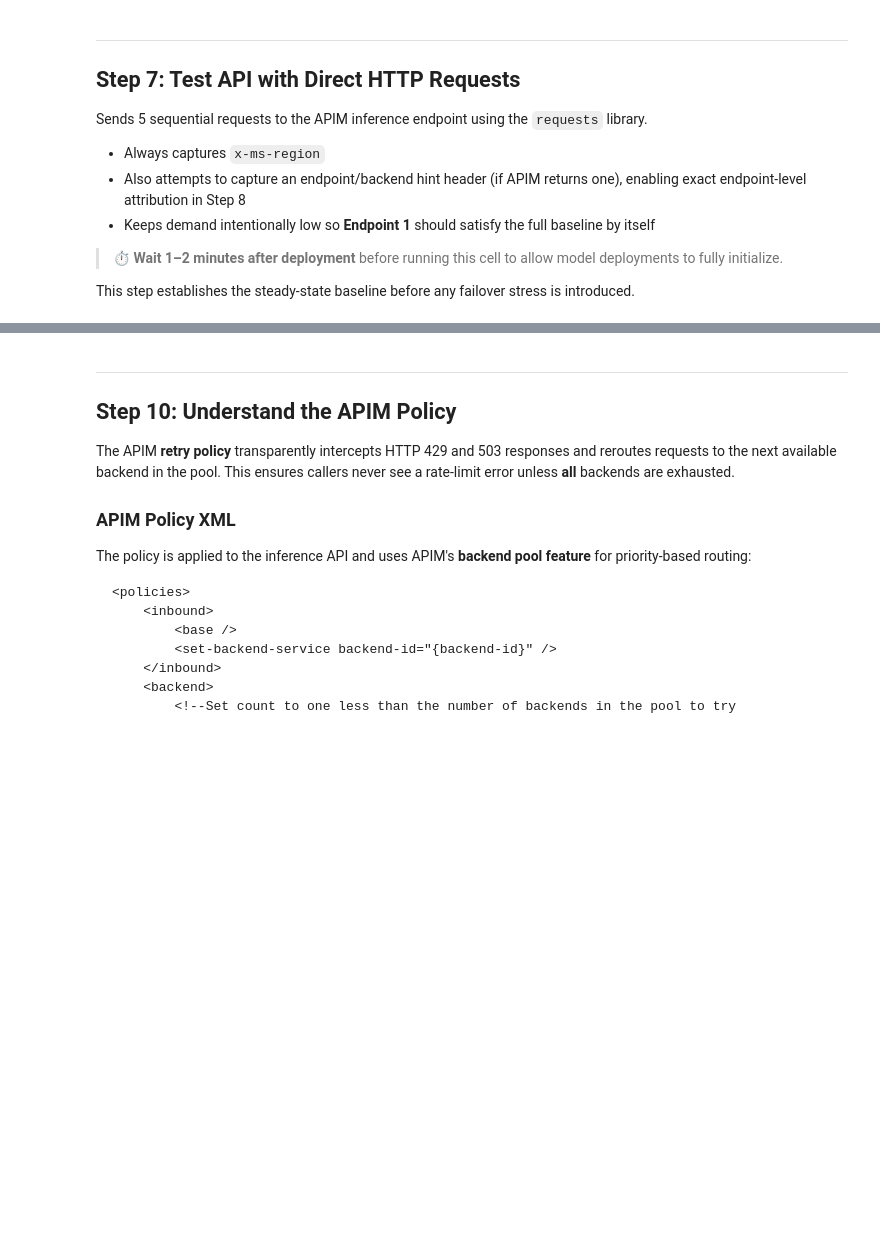
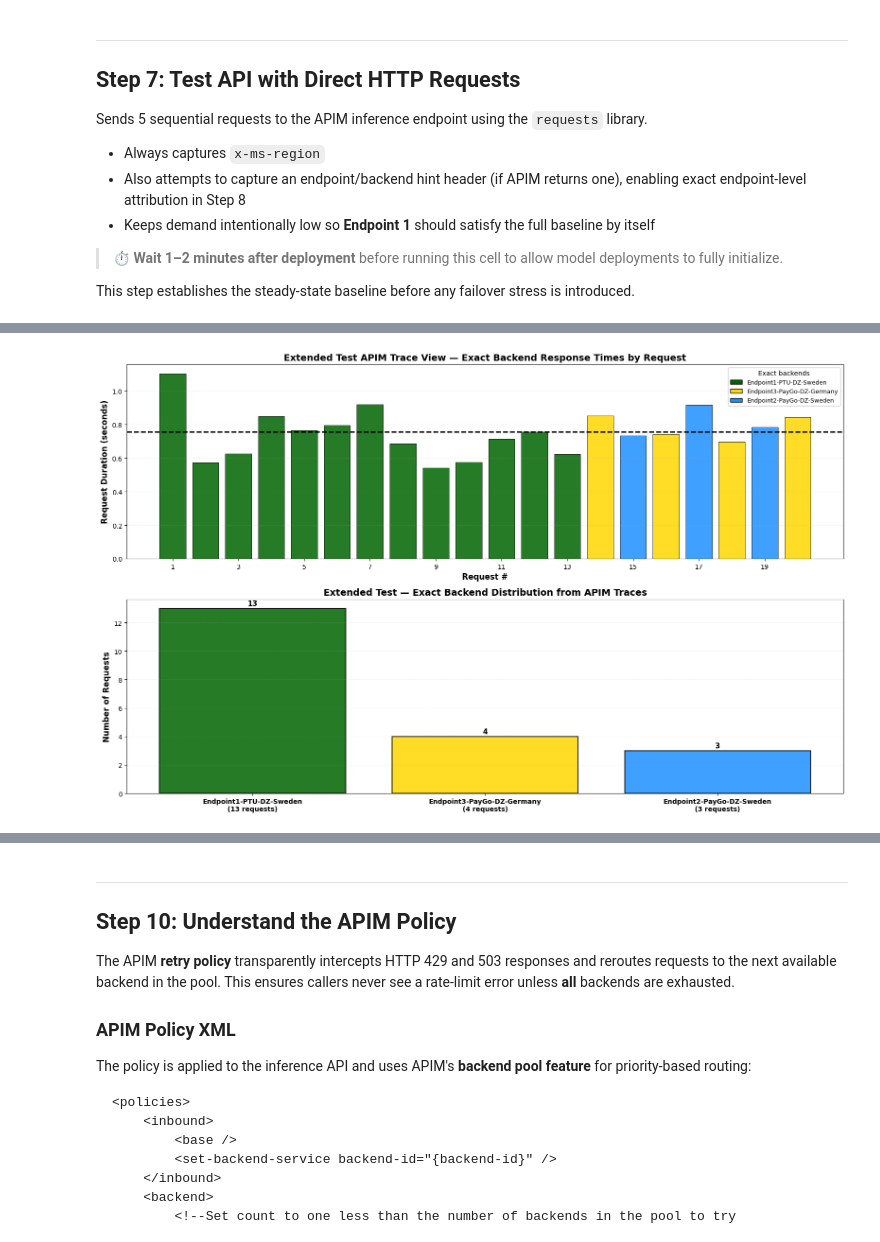
Before and after one commit to mburakunuvar/from-specs-to-mission-critical-deployments, a Jupyter notebook: runbook.ipynb, the cells around one changed output, grey strips where cells are left out. Cells and saved outputs as stored; diff of their text form; code cells hidden in the pictures; blank space fills up the shorter version.

```diff
--- a/runbook.ipynb
+++ b/runbook.ipynb
@@ -1294,0 +1692,96 @@ else:
+# %%
+import pandas as pd
+import matplotlib.pyplot as plt
+import matplotlib as mpl
+from matplotlib.patches import Rectangle as pltRectangle
+
+backend_diagnostics_df_extended = globals().get('backend_diagnostics_df_extended', pd.DataFrame())
+
+if not backend_diagnostics_df_extended.empty:
+    mpl.rcParams['figure.figsize'] = [16, 9]
+
+    diagnostics_plot_df = backend_diagnostics_df_extended.copy().reset_index(drop=True)
+    diagnostics_plot_df['Run'] = range(1, len(diagnostics_plot_df) + 1)
+
+    backend_color_map = {
+        'Endpoint1-PTU-DZ-Sweden': '#006400',
+        'Endpoint2-PayGo-DZ-Sweden': '#1E90FF',
+        'Endpoint3-PayGo-DZ-Germany': '#FFD700',
+        'Endpoint4-PayGo-Global-Germany': '#FF0000',
+        'Unknown backend': '#BDBDBD',
+    }
+
+    fallback_colors = ['#2A9D8F', '#457B9D', '#F4A261', '#8AB17D', '#6D597A']
+    fallback_index = 0
+    for backend_name in diagnostics_plot_df['backendDisplayName'].drop_duplicates().tolist():
+        if backend_name not in backend_color_map:
+            backend_color_map[backend_name] = fallback_colors[fallback_index % len(fallback_colors)]
+            fallback_index += 1
+
+    bar_colors = [backend_color_map.get(name, '#BDBDBD') for name in diagnostics_plot_df['backendDisplayName']]
+    backend_counts = diagnostics_plot_df['backendDisplayName'].value_counts()
+    average_request_duration = diagnostics_plot_df['requestDurationSeconds'].dropna().mean()
+
+    fig, (ax1, ax2) = plt.subplots(2, 1, figsize=(16, 10))
+
+    ax1.bar(
+        diagnostics_plot_df['Run'],
+        diagnostics_plot_df['requestDurationSeconds'],
+        color=bar_colors,
+        edgecolor='black',
+        linewidth=0.7,
+        alpha=0.85,
+    )
+
+    if pd.notna(average_request_duration):
+        ax1.axhline(
+            y=average_request_duration,
+            color='black',
+            linestyle='--',
+            linewidth=2,
+            label=f'Average: {average_request_duration:.3f}s',
+        )
+
+    ax1.set_title('Extended Test APIM Trace View — Exact Backend Response Times by Request', fontsize=14, fontweight='bold')
+    ax1.set_xlabel('Request #', fontsize=12, fontweight='bold')
+    ax1.set_ylabel('Request Duration (seconds)', fontsize=12, fontweight='bold')
+    ax1.set_xticks(range(1, len(diagnostics_plot_df) + 1, 2 if len(diagnostics_plot_df) > 15 else 1))
+    ax1.grid(axis='y', alpha=0.3, linestyle=':')
+
+    legend_elements = [
+        pltRectangle((0, 0), 1, 1, facecolor=backend_color_map[name], edgecolor='black', label=name)
+        for name in diagnostics_plot_df['backendDisplayName'].drop_duplicates().tolist()
+    ]
+    ax1.legend(handles=legend_elements, loc='upper right', fontsize=9, framealpha=0.95, title='Exact backends')
+
+    ax2.bar(
+        range(len(backend_counts)),
+        backend_counts.values,
+        color=[backend_color_map.get(name, '#BDBDBD') for name in backend_counts.index],
+        edgecolor='black',
+        linewidth=1.5,
+        alpha=0.85,
+    )
+    ax2.set_xticks(range(len(backend_counts)))
+    ax2.set_xticklabels([f"{name}\n({count} requests)" for name, count in backend_counts.items()], fontsize=10, fontweight='bold')
+    ax2.set_ylabel('Number of Requests', fontsize=12, fontweight='bold')
+    ax2.set_title('Extended Test — Exact Backend Distribution from APIM Traces', fontsize=14, fontweight='bold')
+    ax2.grid(axis='y', alpha=0.3, linestyle=':')
+
+    for i, value in enumerate(backend_counts.values):
+        ax2.text(i, value + 0.1, str(value), ha='center', va='bottom', fontsize=11, fontweight='bold')
+
+    plt.tight_layout()
+    plt.show()
+
+    print("\n" + "=" * 70)
+    print('📊 EXTENDED TEST — EXACT BACKEND ATTRIBUTION FROM APIM TRACES')
+    print("=" * 70)
+    for backend_name, count in backend_counts.items():
+        percentage = (count / len(diagnostics_plot_df)) * 100
+        print(f"   • {backend_name}: {count} requests ({percentage:.1f}%)")
+    print("=" * 70)
+else:
+    print('No exact extended trace data available. Run Step 9b first.')
+# %% [output]
+[figure, added]
```
Also changed, not shown: parts of 25 cells of this notebook, 8 other files.
